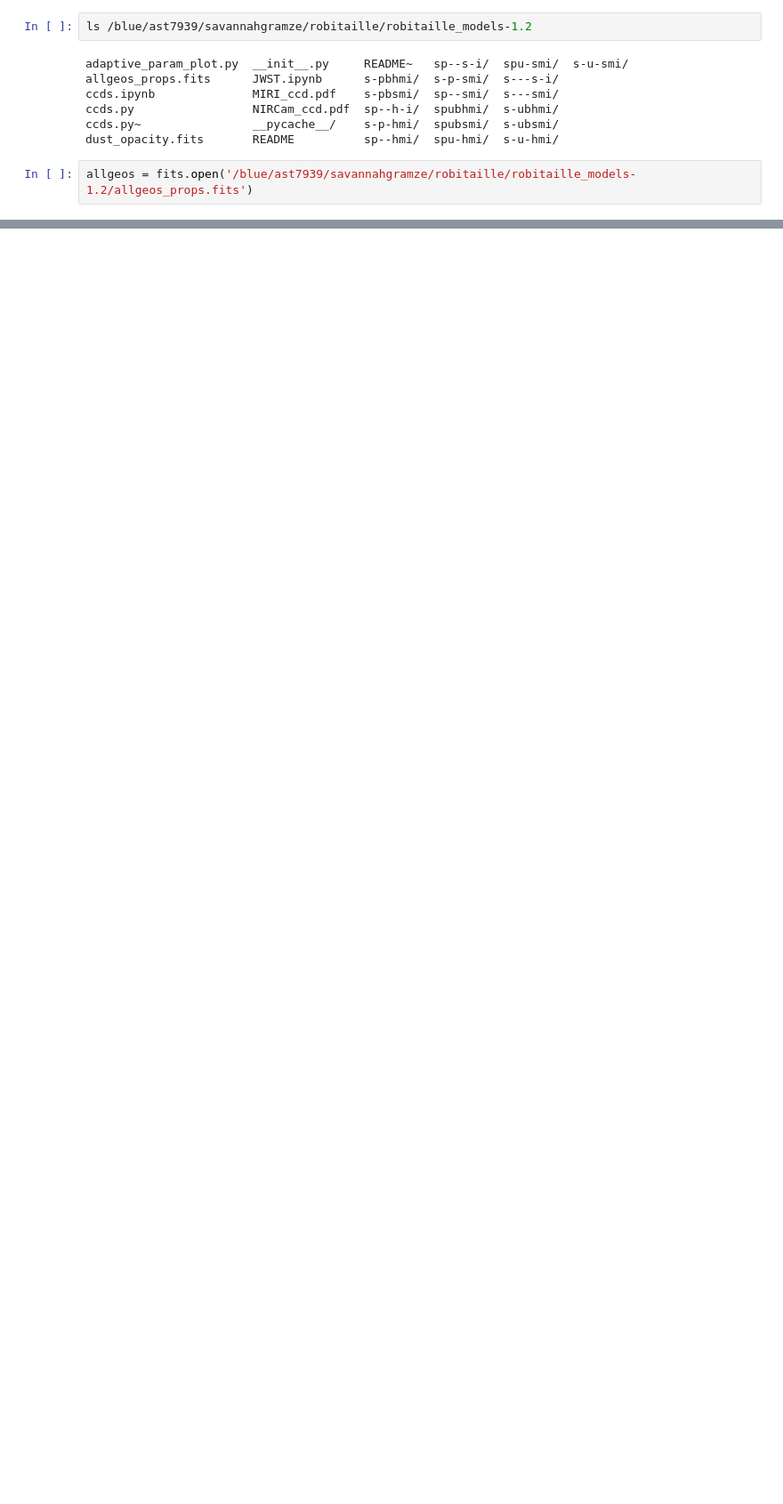
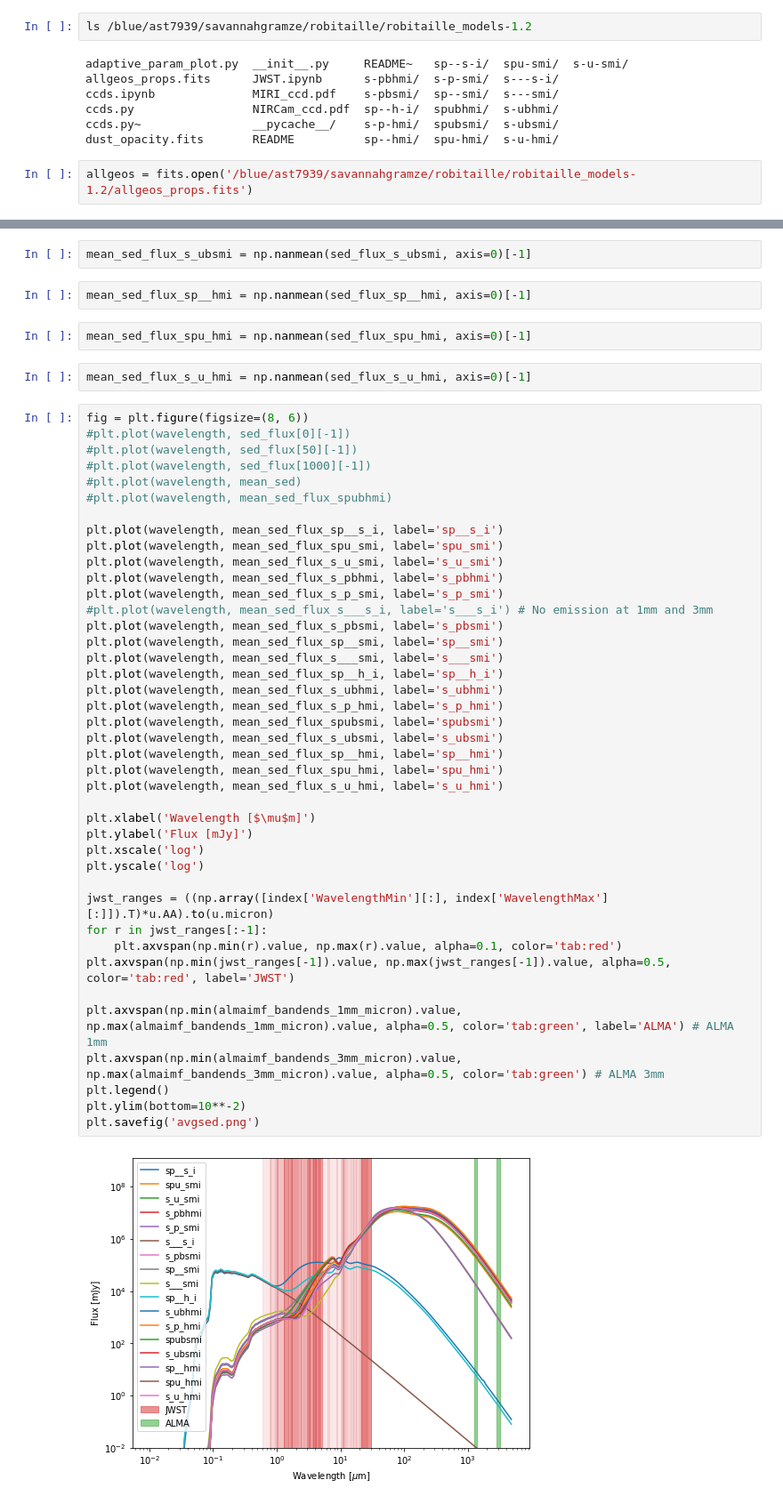
Before and after one commit to SpacialTree/machinelearning-homework, a Jupyter notebook: term_project/view_robitaille.ipynb, the cells around one changed output, grey strips where cells are left out. Shown: that part at 89% size. Cells and saved outputs as stored; diff of their text form; blank space fills up the shorter version.

```diff
--- a/term_project/view_robitaille.ipynb
+++ b/term_project/view_robitaille.ipynb
@@ -39,0 +189,51 @@ ALMA-IMF_3mm.fits  BI.fits  BU.fits  W1.fits
+# %%
+mean_sed_flux_s_ubsmi = np.nanmean(sed_flux_s_ubsmi, axis=0)[-1]
+# %%
+mean_sed_flux_sp__hmi = np.nanmean(sed_flux_sp__hmi, axis=0)[-1]
+# %%
+mean_sed_flux_spu_hmi = np.nanmean(sed_flux_spu_hmi, axis=0)[-1]
+# %%
+mean_sed_flux_s_u_hmi = np.nanmean(sed_flux_s_u_hmi, axis=0)[-1]
+# %%
+fig = plt.figure(figsize=(8, 6))
+#plt.plot(wavelength, sed_flux[0][-1])
+#plt.plot(wavelength, sed_flux[50][-1])
+#plt.plot(wavelength, sed_flux[1000][-1])
+#plt.plot(wavelength, mean_sed)
+#plt.plot(wavelength, mean_sed_flux_spubhmi)
+
+plt.plot(wavelength, mean_sed_flux_sp__s_i, label='sp__s_i')
+plt.plot(wavelength, mean_sed_flux_spu_smi, label='spu_smi')
+plt.plot(wavelength, mean_sed_flux_s_u_smi, label='s_u_smi')
+plt.plot(wavelength, mean_sed_flux_s_pbhmi, label='s_pbhmi')
+plt.plot(wavelength, mean_sed_flux_s_p_smi, label='s_p_smi')
+#plt.plot(wavelength, mean_sed_flux_s___s_i, label='s___s_i') # No emission at 1mm and 3mm
+plt.plot(wavelength, mean_sed_flux_s_pbsmi, label='s_pbsmi')
+plt.plot(wavelength, mean_sed_flux_sp__smi, label='sp__smi')
+plt.plot(wavelength, mean_sed_flux_s___smi, label='s___smi')
+plt.plot(wavelength, mean_sed_flux_sp__h_i, label='sp__h_i')
+plt.plot(wavelength, mean_sed_flux_s_ubhmi, label='s_ubhmi')
+plt.plot(wavelength, mean_sed_flux_s_p_hmi, label='s_p_hmi')
+plt.plot(wavelength, mean_sed_flux_spubsmi, label='spubsmi')
+plt.plot(wavelength, mean_sed_flux_s_ubsmi, label='s_ubsmi')
+plt.plot(wavelength, mean_sed_flux_sp__hmi, label='sp__hmi')
+plt.plot(wavelength, mean_sed_flux_spu_hmi, label='spu_hmi')
+plt.plot(wavelength, mean_sed_flux_s_u_hmi, label='s_u_hmi')
+
+plt.xlabel('Wavelength [$\mu$m]')
+plt.ylabel('Flux [mJy]')
+plt.xscale('log')
+plt.yscale('log')
+
+jwst_ranges = ((np.array([index['WavelengthMin'][:], index['WavelengthMax'][:]]).T)*u.AA).to(u.micron)
+for r in jwst_ranges[:-1]:
+    plt.axvspan(np.min(r).value, np.max(r).value, alpha=0.1, color='tab:red')
+plt.axvspan(np.min(jwst_ranges[-1]).value, np.max(jwst_ranges[-1]).value, alpha=0.5, color='tab:red', label='JWST')
+
+plt.axvspan(np.min(almaimf_bandends_1mm_micron).value, np.max(almaimf_bandends_1mm_micron).value, alpha=0.5, color='tab:green', label='ALMA') # ALMA 1mm
+plt.axvspan(np.min(almaimf_bandends_3mm_micron).value, np.max(almaimf_bandends_3mm_micron).value, alpha=0.5, color='tab:green') # ALMA 3mm
+plt.legend()
+plt.ylim(bottom=10**-2)
+plt.savefig('avgsed.png')
+# %% [output]
+[figure, added]
```
Also changed, not shown: parts of 33 cells of this notebook, 4 other files.
